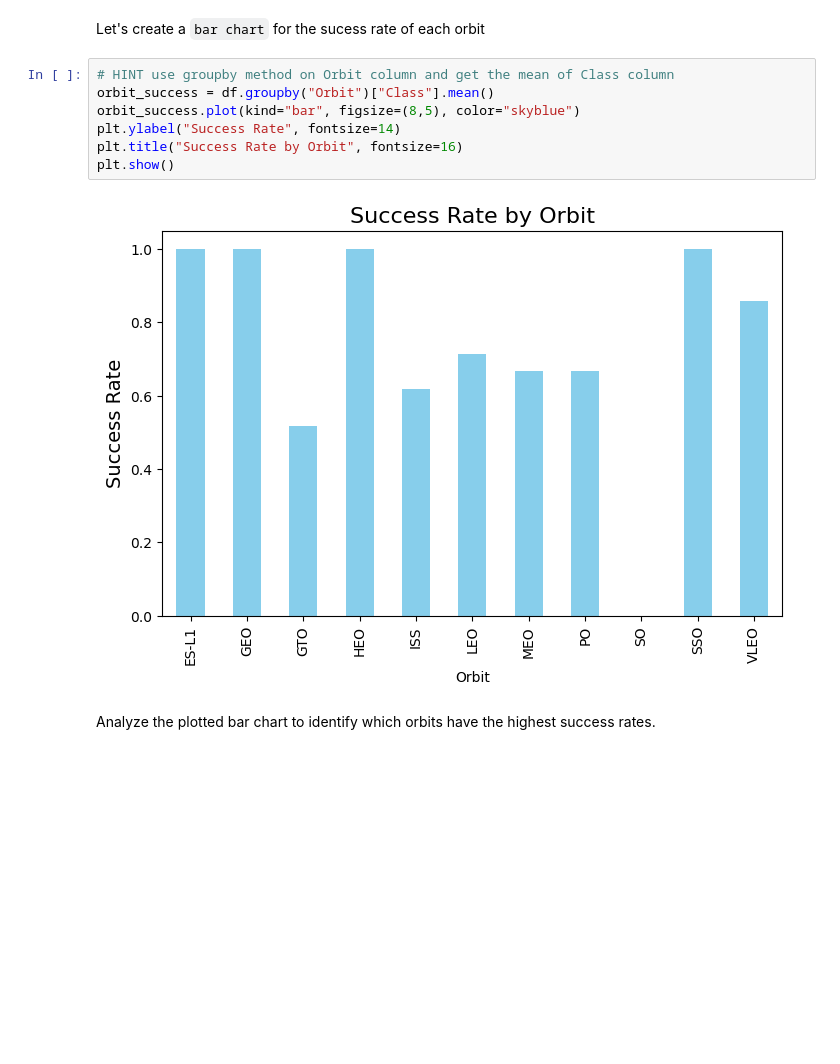
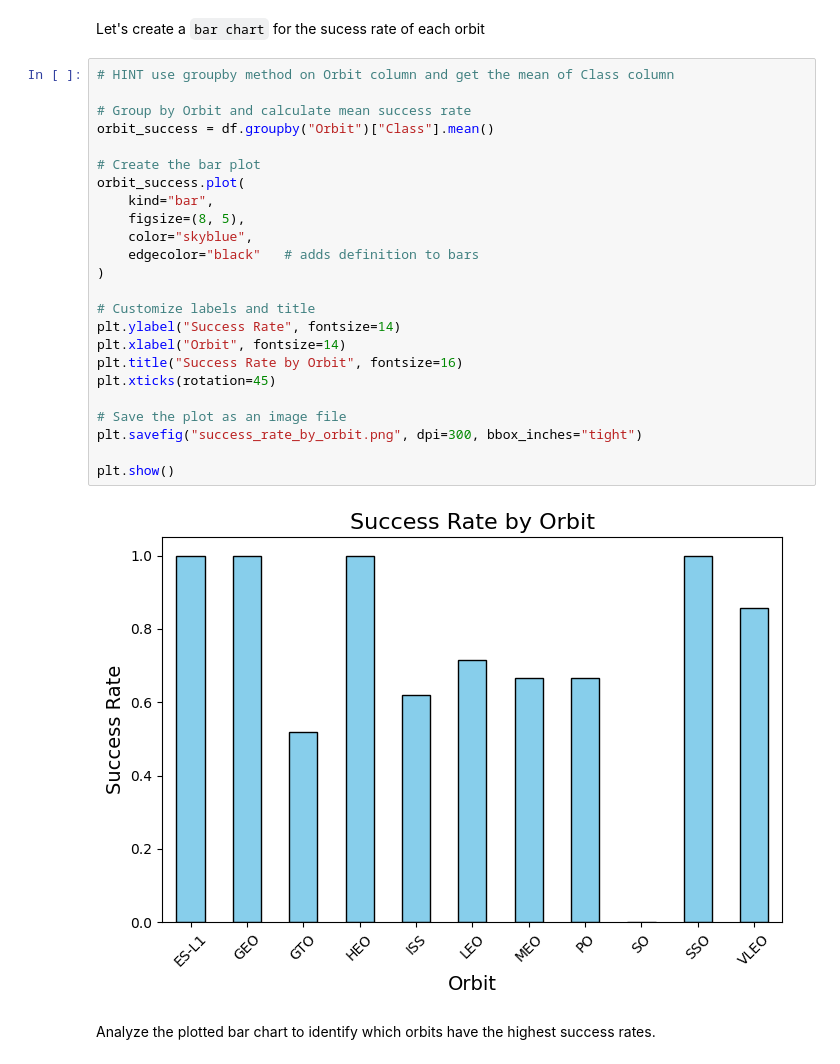
Before and after one commit to KumMelb/Data-Science-Capstone---xSpace, a Jupyter notebook: 5-edadataviz.ipynb, the cells around one changed output. Cells and saved outputs as stored; diff of their text form; blank space fills up the shorter version.

```diff
--- a/5-edadataviz.ipynb
+++ b/5-edadataviz.ipynb
@@ -132,13 +172,30 @@ Next, we want to visually check if there are any relationship between success ra
 Let's create a `bar chart` for the sucess rate of each orbit
 # %%
 # HINT use groupby method on Orbit column and get the mean of Class column
+
+# Group by Orbit and calculate mean success rate
 orbit_success = df.groupby("Orbit")["Class"].mean()
-orbit_success.plot(kind="bar", figsize=(8,5), color="skyblue")
+
+# Create the bar plot
+orbit_success.plot(
+    kind="bar",
+    figsize=(8, 5),
+    color="skyblue",
+    edgecolor="black"   # adds definition to bars
+)
+
+# Customize labels and title
 plt.ylabel("Success Rate", fontsize=14)
+plt.xlabel("Orbit", fontsize=14)
 plt.title("Success Rate by Orbit", fontsize=16)
+plt.xticks(rotation=45)
+
+# Save the plot as an image file
+plt.savefig("success_rate_by_orbit.png", dpi=300, bbox_inches="tight")
+
 plt.show()
 # %% [output]
-[figure, old version]
+[figure, new version]
 # %% [markdown]
 Analyze the plotted bar chart to identify which orbits have the highest success rates.
 # %% [markdown]
```
Also changed, not shown: parts of 6 cells of this notebook, 9 other files.
